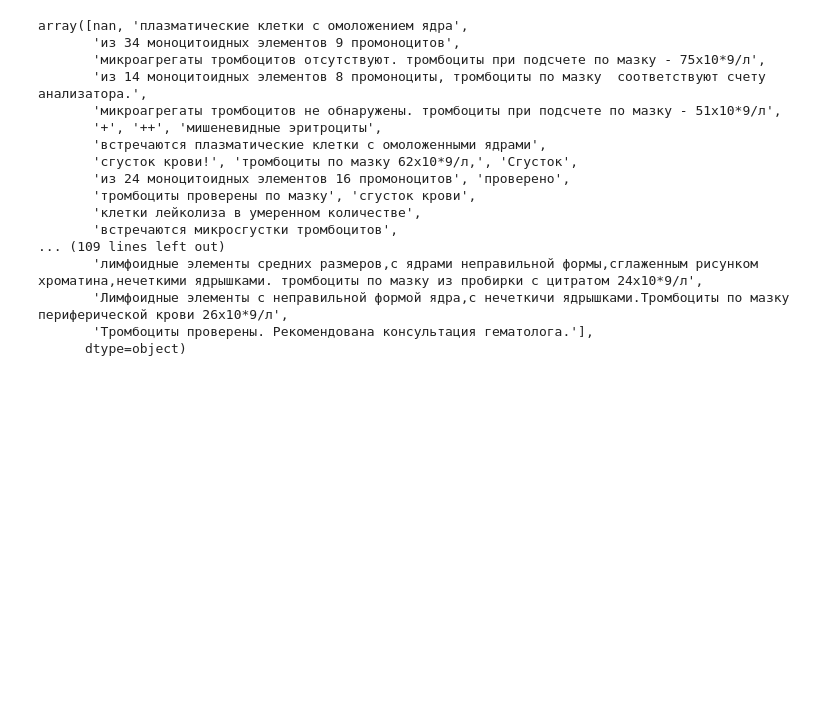
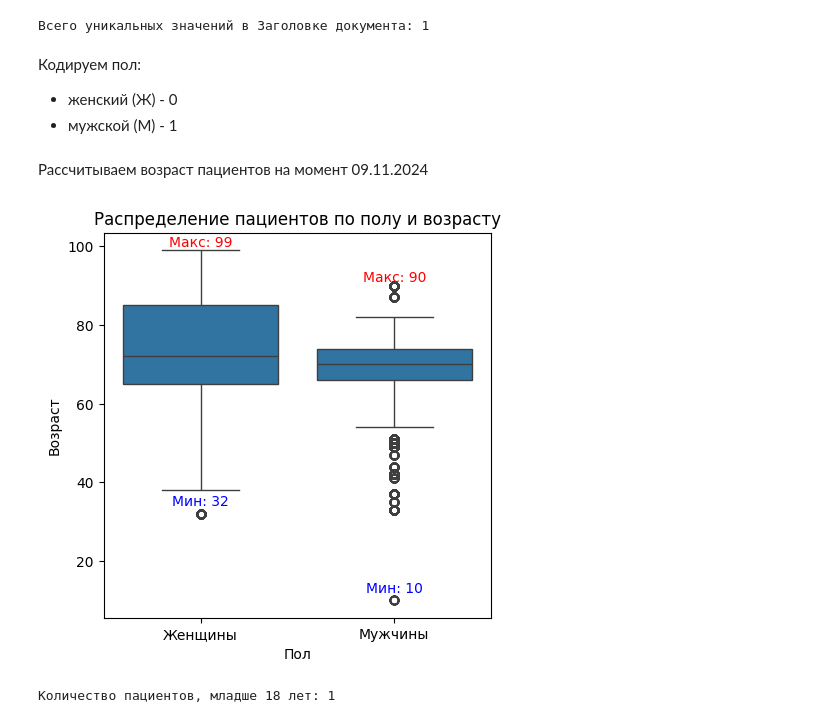
Before and after one commit to ekaterinakaz4255/hakaton_blood_classification, a Jupyter notebook: Preprocessing.ipynb, the cells around one changed output. Saved outputs shown, nothing was run; the diff lists cells and outputs as text; code cells hidden in the pictures; blank space fills up the shorter version.

```diff
--- a/Preprocessing.ipynb
+++ b/Preprocessing.ipynb
@@ -21,20 +40,58 @@ df
-# %%
-df['Значение кач. показателя'].unique()
-# %% [output]
-array([nan, 'плазматические клетки с омоложением ядра',
-       'из 34 моноцитоидных элементов 9 промоноцитов',
-       'микроагрегаты тромбоцитов отсутствуют. тромбоциты при подсчете по мазку - 75х10*9/л',
-       'из 14 моноцитоидных элементов 8 промоноциты, тромбоциты по мазку  соответствуют счету анализатора.',
-       'микроагрегаты тромбоцитов не обнаружены. тромбоциты при подсчете по мазку - 51х10*9/л',
-       '+', '++', 'мишеневидные эритроциты',
-       'встречаются плазматические клетки с омоложенными ядрами',
-       'сгусток крови!', 'тромбоциты по мазку 62х10*9/л,', 'Сгусток',
-       'из 24 моноцитоидных элементов 16 промоноцитов', 'проверено',
-       'тромбоциты проверены по мазку', 'сгусток крови',
-       'клетки лейколиза в умеренном количестве',
-       'встречаются микросгустки тромбоцитов',
-... (109 lines left out)
-       'лимфоидные элементы средних размеров,с ядрами неправильной формы,сглаженным рисунком хроматина,нечеткими ядрышками. тромбоциты по мазку из пробирки с цитратом 24х10*9/л',
-       'Лимфоидные элементы с неправильной формой ядра,с нечеткичи ядрышками.Тромбоциты по мазку периферической крови 26х10*9/л',
-       'Тромбоциты проверены. Рекомендована консультация гематолога.'],
-      dtype=object)
+# %%
+# Удаляем неинформативные столбцы
+print(f'Всего уникальных значений в Заголовке документа: {df["Заголовок документа"].nunique()}')
+df = df.drop('Заголовок документа', axis=1)
+# %% [output]
+Всего уникальных значений в Заголовке документа: 1
+# %% [markdown]
+Кодируем пол:
+ - женский (Ж) - 0
+ - мужской (М) - 1
+# %%
+# Заменяем значения в столбце 'пол'
+df['Пол'] = df['Пол'].map({'Ж': 0, 'М': 1})
+# %% [markdown]
+Рассчитываем возраст пациентов на момент 09.11.2024
+# %%
+# Преобразуем столбец 'Дата рождения' в datetime-формат
+df['Дата рождения пациента'] = pd.to_datetime(df['Дата рождения пациента'])
+target_date = datetime(2024, 11, 9)
+
+# Расчет возраста в годах
+df['Возраст'] = (df['Дата рождения пациента'].apply(lambda x: (target_date - x).days)) // 365
+
+# Удаляем столбец с датой рождения
+df = df.drop('Дата рождения пациента', axis=1)
+# %%
+# Создаем боксплот распределения пациентов по полу и возрасту
+plt.figure(figsize=(5, 5))
+ax = sns.boxplot(x='Пол', y='Возраст', data=df)
+
+plt.title('Распределение пациентов по полу и возрасту')
+plt.xlabel('Пол')
+plt.ylabel('Возраст')
+plt.xticks(ticks=[0, 1], labels=['Женщины', 'Мужчины'])
+
+# Подписываем минимальный и максимальный возраст для каждой подгруппы
+for sex in df['Пол'].unique():
+    subset = df[df['Пол'] == sex]
+    min_age = subset['Возраст'].min()
+    max_age = subset['Возраст'].max()
+
+    x = 0 if sex == df['Пол'].unique()[0] else 1
+    y_min = min_age + 2
+    y_max = max_age + 1
+
+    ax.annotate(f'Мин: {min_age}', xy=(x, min_age), xytext=(x, y_min), ha='center', color='blue')
+    ax.annotate(f'Макс: {max_age}', xy=(x, max_age), xytext=(x, y_max), ha='center', color='red')
+
+plt.show()
+# %% [output]
+[figure, added]
+# %%
+# Удаляем пациентов, младше 18 лет (детей)
+num_patients_under_18 = df[df['Возраст'] < 18].shape[0]
+print(f'Количество пациентов, младше 18 лет: {df[df["Возраст"] < 18]["ID истории болезни"].nunique()}')
+df = df[df['Возраст'] >= 18]
+# %% [output]
+Количество пациентов, младше 18 лет: 1
```
Also changed, not shown: parts of 21 cells of this notebook.
